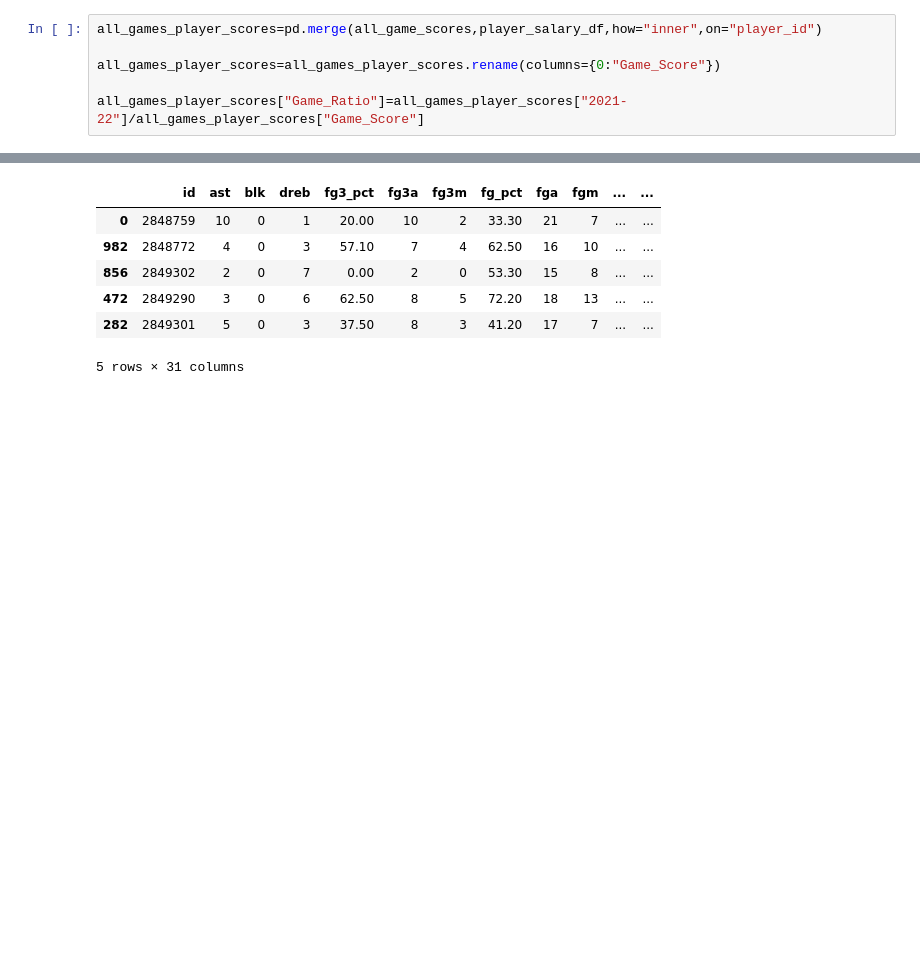
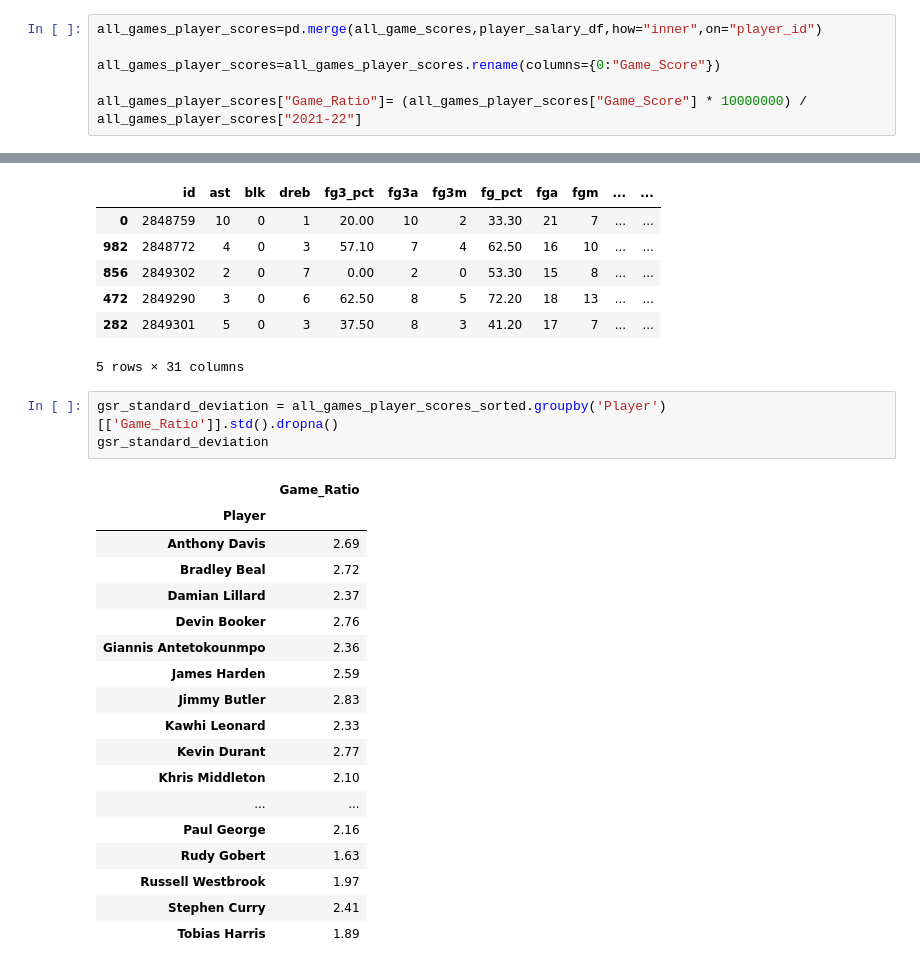
Before and after one commit to tylergusmyers/nba_analyzer, a Jupyter notebook: all_stats_11_16.ipynb, the cells around one changed output, grey strips where cells are left out. Drawn from its saved outputs; the diff is of its cells as text; blank space fills up the shorter version.

```diff
--- a/all_stats_11_16.ipynb
+++ b/all_stats_11_16.ipynb
@@ -225,4 +205,4 @@ all_games_player_scores=pd.merge(all_game_scores,player_salary_df,how="inner",on
 
 all_games_player_scores=all_games_player_scores.rename(columns={0:"Game_Score"})
 
-all_games_player_scores["Game_Ratio"]=all_games_player_scores["2021-22"]/all_games_player_scores["Game_Score"]
+all_games_player_scores["Game_Ratio"]= (all_games_player_scores["Game_Score"] * 10000000) / all_games_player_scores["2021-22"]
@@ -251,3 +220,25 @@ all_games_player_scores_sorted.head()
 | 472 | 2849290 | 3 | 0 | 6 | 62.50 | 8 | 5 | 72.20 | 18 | 13 | ... | ... |
 | 282 | 2849301 | 5 | 0 | 3 | 37.50 | 8 | 3 | 41.20 | 17 | 7 | ... | ... |
 5 rows × 31 columns
+# %%
+gsr_standard_deviation = all_games_player_scores_sorted.groupby('Player')[['Game_Ratio']].std().dropna()
+gsr_standard_deviation
+# %% [output]
+|  | Game_Ratio |
+| Player |  |
+| Anthony Davis | 2.69 |
+| Bradley Beal | 2.72 |
+| Damian Lillard | 2.37 |
+| Devin Booker | 2.76 |
+| Giannis Antetokounmpo | 2.36 |
+| James Harden | 2.59 |
+| Jimmy Butler | 2.83 |
+| Kawhi Leonard | 2.33 |
+| Kevin Durant | 2.77 |
+| Khris Middleton | 2.10 |
+| ... | ... |
+| Paul George | 2.16 |
+| Rudy Gobert | 1.63 |
+| Russell Westbrook | 1.97 |
+| Stephen Curry | 2.41 |
+| Tobias Harris | 1.89 |
```
Also changed, not shown: parts of 33 cells of this notebook, 2 other files.
